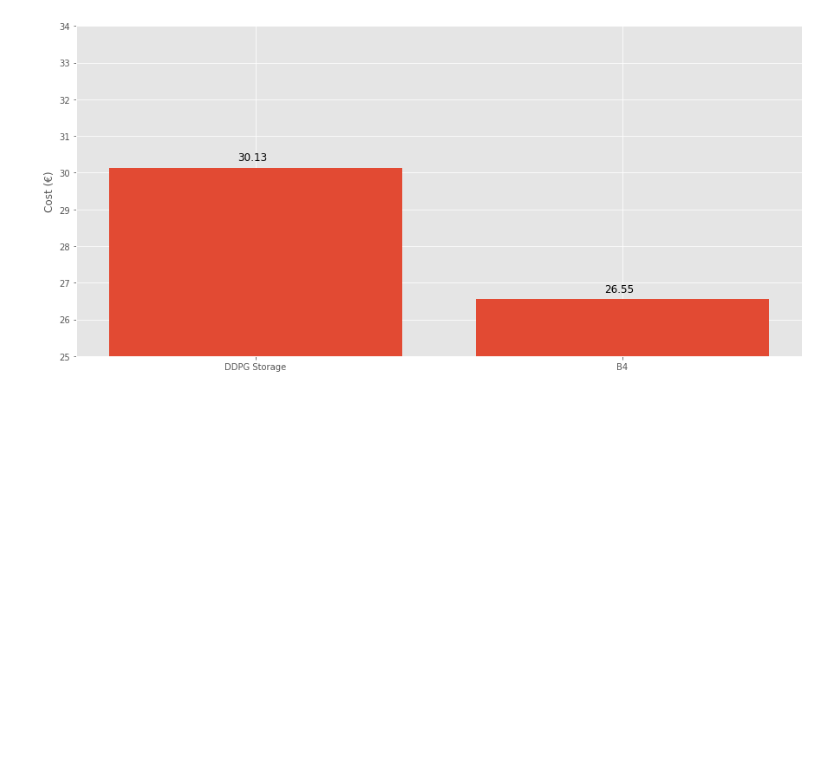
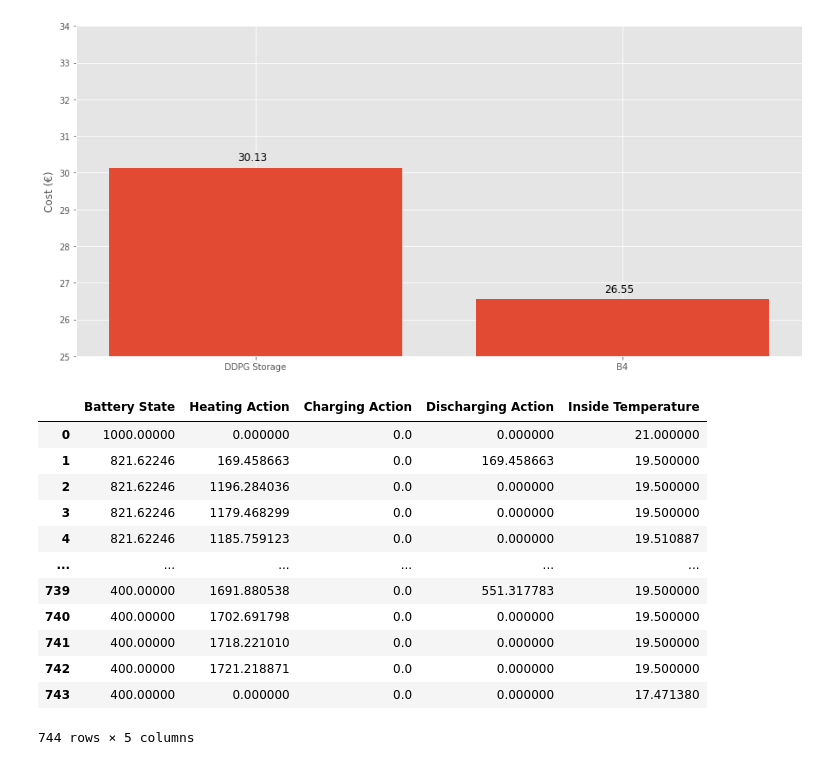
Before and after one commit to Cernewein/heating-RL-agent, a Jupyter notebook: Notebooks/Visualization.ipynb, the cells around one changed output. Cells and saved outputs as stored; diff of their text form; code cells hidden in the pictures; blank space fills up the shorter version.

```diff
--- a/Notebooks/Visualization.ipynb
+++ b/Notebooks/Visualization.ipynb
@@ -756,0 +759,16 @@ plt.savefig('data/output/DDPG_storage/comparing_ddpg_vs_lp.png',bbox_inches='tig
+# %%
+LP_data
+# %% [output]
+|  | Battery State | Heating Action | Charging Action | Discharging Action | Inside Temperature |
+| 0 | 1000.00000 | 0.000000 | 0.0 | 0.000000 | 21.000000 |
+| 1 | 821.62246 | 169.458663 | 0.0 | 169.458663 | 19.500000 |
+| 2 | 821.62246 | 1196.284036 | 0.0 | 0.000000 | 19.500000 |
+| 3 | 821.62246 | 1179.468299 | 0.0 | 0.000000 | 19.500000 |
+| 4 | 821.62246 | 1185.759123 | 0.0 | 0.000000 | 19.510887 |
+| ... | ... | ... | ... | ... | ... |
+| 739 | 400.00000 | 1691.880538 | 0.0 | 551.317783 | 19.500000 |
+| 740 | 400.00000 | 1702.691798 | 0.0 | 0.000000 | 19.500000 |
+| 741 | 400.00000 | 1718.221010 | 0.0 | 0.000000 | 19.500000 |
+| 742 | 400.00000 | 1721.218871 | 0.0 | 0.000000 | 19.500000 |
+| 743 | 400.00000 | 0.000000 | 0.0 | 0.000000 | 17.471380 |
+744 rows × 5 columns
```
Also changed, not shown: parts of 2 cells of this notebook, 1 other file.
